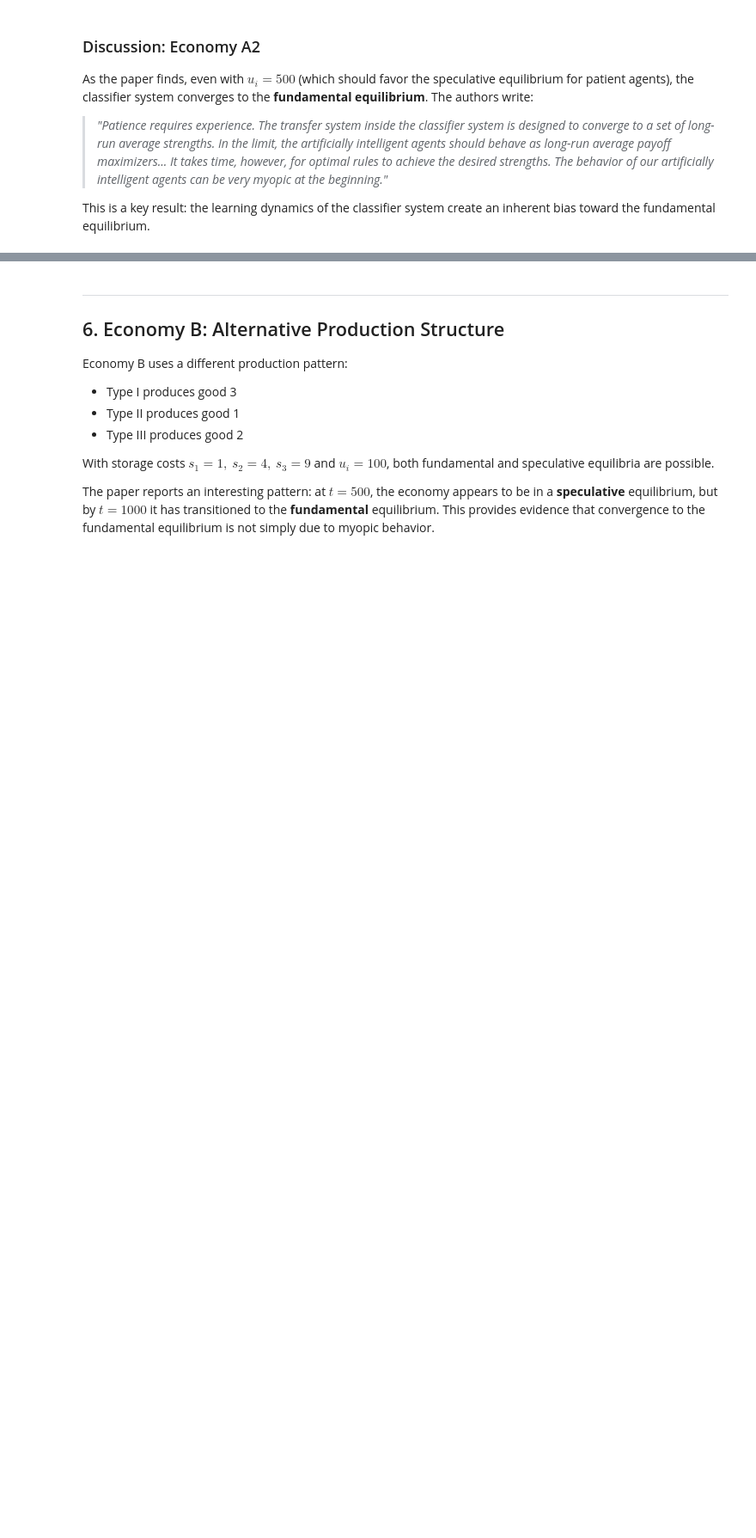
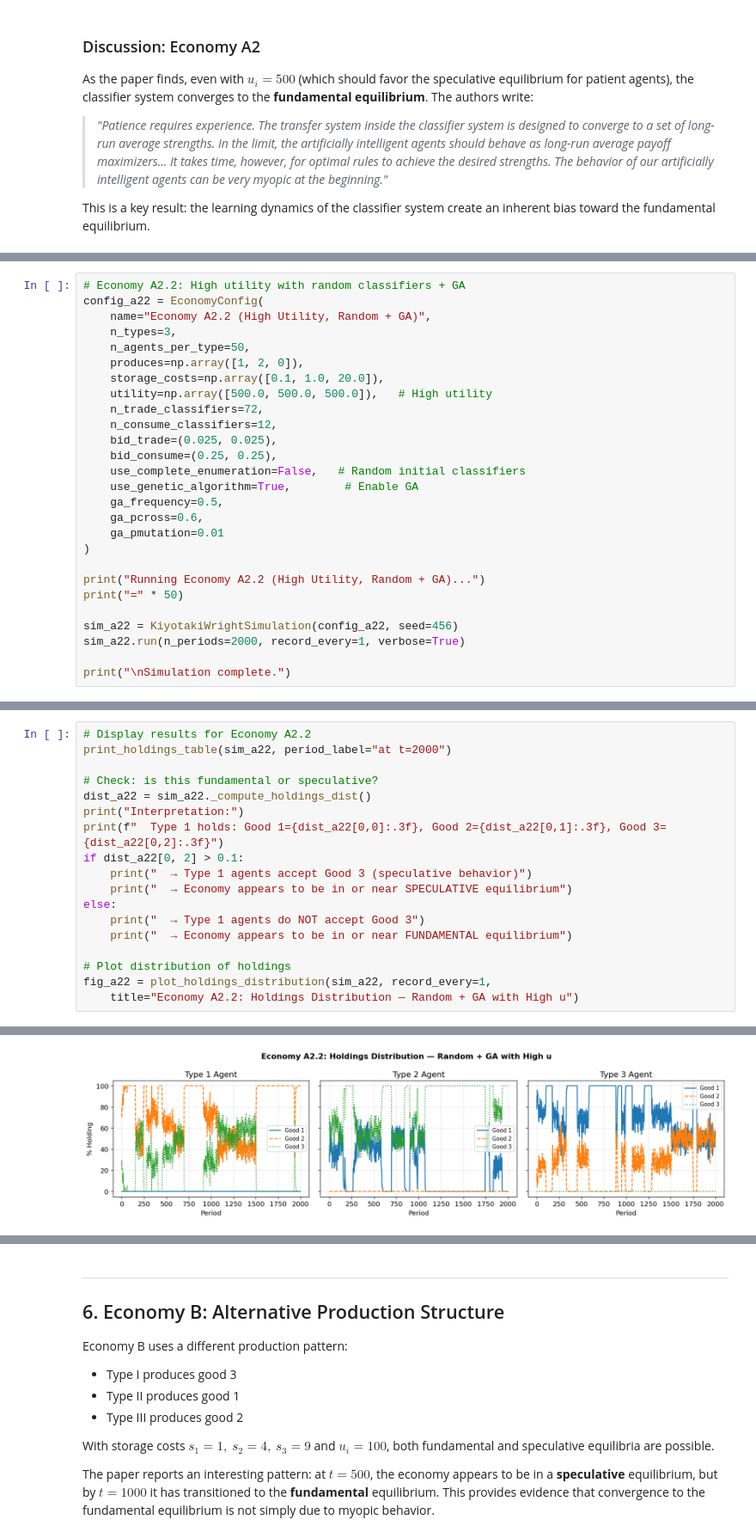
Before and after one commit to mmcky/paper-marimon-mcgrattan-sargent-1990, a Jupyter notebook: jupyter/companion-notebook-1.ipynb, the cells around one changed output, grey strips where cells are left out. Shown at 86% size. Drawn from its saved outputs; the diff is of its cells as text; blank space fills up the shorter version.

```diff
--- a/jupyter/companion-notebook-1.ipynb
+++ b/jupyter/companion-notebook-1.ipynb
@@ -1223,0 +1234,27 @@ This is a key result: the learning dynamics of the classifier system create an i
+# %%
+# Economy A2.2: High utility with random classifiers + GA
+config_a22 = EconomyConfig(
+    name="Economy A2.2 (High Utility, Random + GA)",
+    n_types=3,
+    n_agents_per_type=50,
+    produces=np.array([1, 2, 0]),
+    storage_costs=np.array([0.1, 1.0, 20.0]),
+    utility=np.array([500.0, 500.0, 500.0]),   # High utility
+    n_trade_classifiers=72,
+    n_consume_classifiers=12,
+    bid_trade=(0.025, 0.025),
+    bid_consume=(0.25, 0.25),
+    use_complete_enumeration=False,   # Random initial classifiers
+    use_genetic_algorithm=True,        # Enable GA
+    ga_frequency=0.5,
+    ga_pcross=0.6,
+    ga_pmutation=0.01
+)
+
+print("Running Economy A2.2 (High Utility, Random + GA)...")
+print("=" * 50)
+
+sim_a22 = KiyotakiWrightSimulation(config_a22, seed=456)
+sim_a22.run(n_periods=2000, record_every=1, verbose=True)
+
+print("\nSimulation complete.")
@@ -1223,0 +1276,19 @@ This is a key result: the learning dynamics of the classifier system create an i
+# %%
+# Display results for Economy A2.2
+print_holdings_table(sim_a22, period_label="at t=2000")
+
+# Check: is this fundamental or speculative?
+dist_a22 = sim_a22._compute_holdings_dist()
+print("Interpretation:")
+print(f"  Type 1 holds: Good 1={dist_a22[0,0]:.3f}, Good 2={dist_a22[0,1]:.3f}, Good 3={dist_a22[0,2]:.3f}")
+if dist_a22[0, 2] > 0.1:
+    print("  → Type 1 agents accept Good 3 (speculative behavior)")
+    print("  → Economy appears to be in or near SPECULATIVE equilibrium")
+else:
+    print("  → Type 1 agents do NOT accept Good 3")
+    print("  → Economy appears to be in or near FUNDAMENTAL equilibrium")
+
+# Plot distribution of holdings
+fig_a22 = plot_holdings_distribution(sim_a22, record_every=1,
+    title="Economy A2.2: Holdings Distribution — Random + GA with High u")
+# %% [output]
@@ -1223,0 +1307 @@ This is a key result: the learning dynamics of the classifier system create an i
+[figure, added]
```
Also changed, not shown: parts of 18 cells of this notebook, 3 other files.
